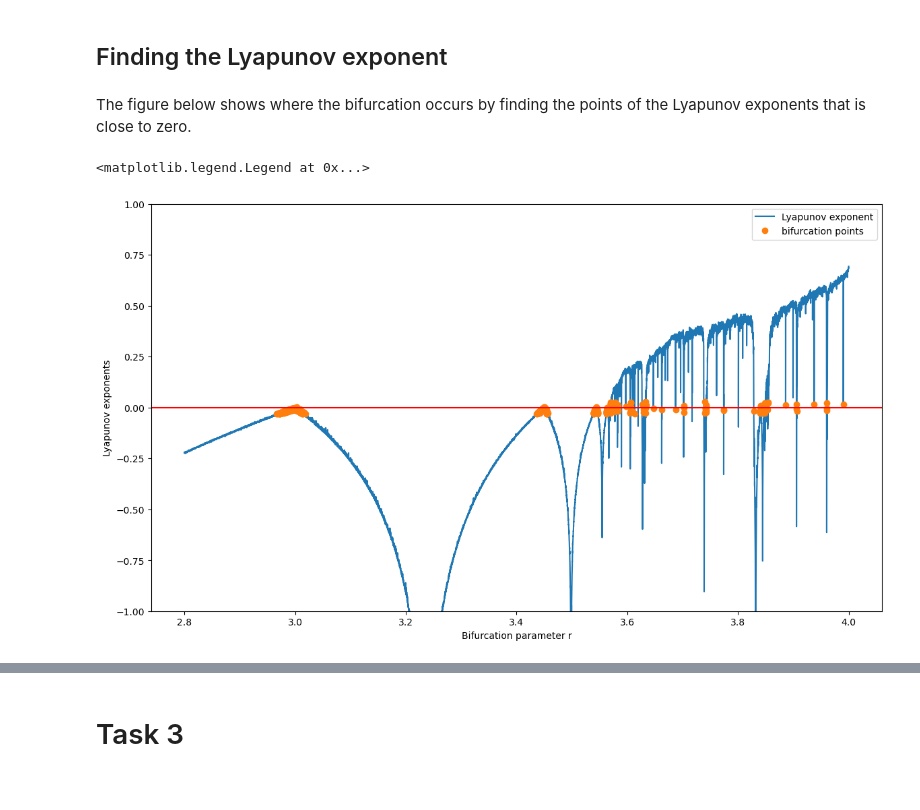
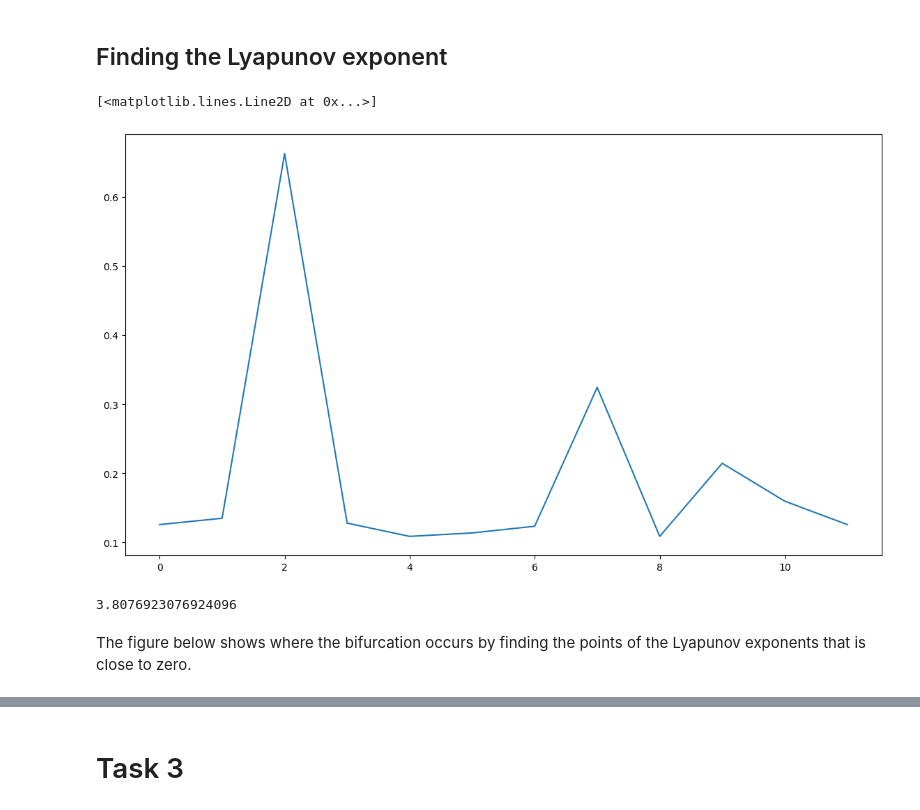
Before and after one commit to SunAndClouds/ComplexSystems, a Jupyter notebook: Lab1.ipynb, the cells around one changed output, grey strips where cells are left out. Drawn from its saved outputs; the diff is of its cells as text; code cells hidden in the pictures.

```diff
--- a/Lab1.ipynb
+++ b/Lab1.ipynb
@@ -113,30 +94,48 @@ for i in tqdm(range(len(R)-len(R), len(R))):
     L.append(np.log(np.abs(diff(x, r))).mean())
 
 L = np.array(L)
+# %%
+from scipy.signal import find_peaks
+
+rc = 3.56995
+
+L = L[R <= rc]
+R = R[R <= rc]
+
+def logistic_map(x, r):
+    return r * x * (1 - x)
+
+
+
+def find_saddle_node_bifurcations(lims, R, n=1000):
+    saddle_node_bifurcations = []
+    prev_lyap_exp = lyapunov_exponent(L[0])
+
+    for i in range(1, len(R)):
+        current_lyap_exp = L[i]
+        if prev_lyap_exp * current_lyap_exp < 0:  # sign change
+            saddle_node_bifurcations.append(R[i])
+            prev_lyap_exp = current_lyap_exp
+
+    return saddle_node_bifurcations
+
+saddle_node_bifurcations = find_saddle_node_bifurcations(lims, R)
+result = np.unique(np.round(saddle_node_bifurcations, 4))
+
+#plt.plot(result)
+
+peaks = find_peaks(1 / np.abs(np.log(np.gradient(result))))[0]
+plt.plot(1 / np.abs(np.log(np.gradient(result)))[peaks])
+# %% [output]
+[<matplotlib.lines.Line2D at 0x...>]
+[figure, added]
+# %%
+a0, a1, a2 = 3.5449, 3.5647, 3.5699
+alpha = (a1 - a0) / (a2 - a1)
+
+alpha
+# %% [output]
+3.8076923076924096
 # %% [markdown]
 The figure below shows where the bifurcation occurs by finding the points of the Lyapunov exponents that is close to zero.
-# %%
-index = np.where(np.abs(L) <= 3e-2)[0]
-
-
-plt.figure(figsize=(14,8), dpi=100)
-plt.plot(R, L, label="Lyapunov exponent")
-plt.plot(R[index], L[index], "o", label="bifurcation points")
-
-
-X = np.concatenate([R[index][:,None],L[index][:,None]], axis=1)
-#cluster = DBSCAN(0.002, min_samples=2).fit(X)
-#cluster = KMeans(13).fit(X)
-#plt.plot(*cluster.components_.T, "k.", label="identified cluster");
-
-plt.ylim(-1, 1)
-plt.axhline(0, color="red")
-plt.ylabel("Lyapunov exponents")
-plt.xlabel("Bifurcation parameter r")
-plt.legend()
-#plt.show()
-#plt.savefig("Lyapunov exponents for logistuic map", bbox_inches="tight")
-# %% [output]
-<matplotlib.legend.Legend at 0x...>
-[figure, removed]
 # %%
```
Also changed, not shown: parts of 9 cells of this notebook.
